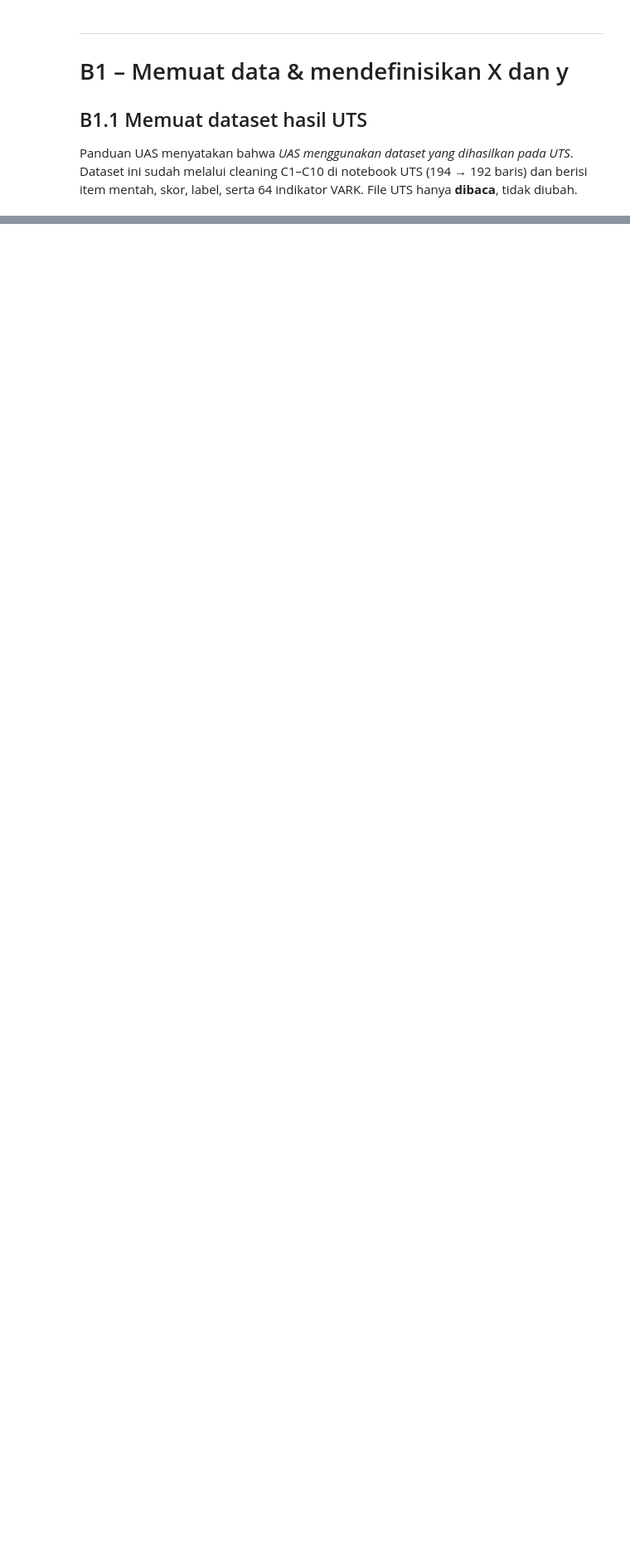
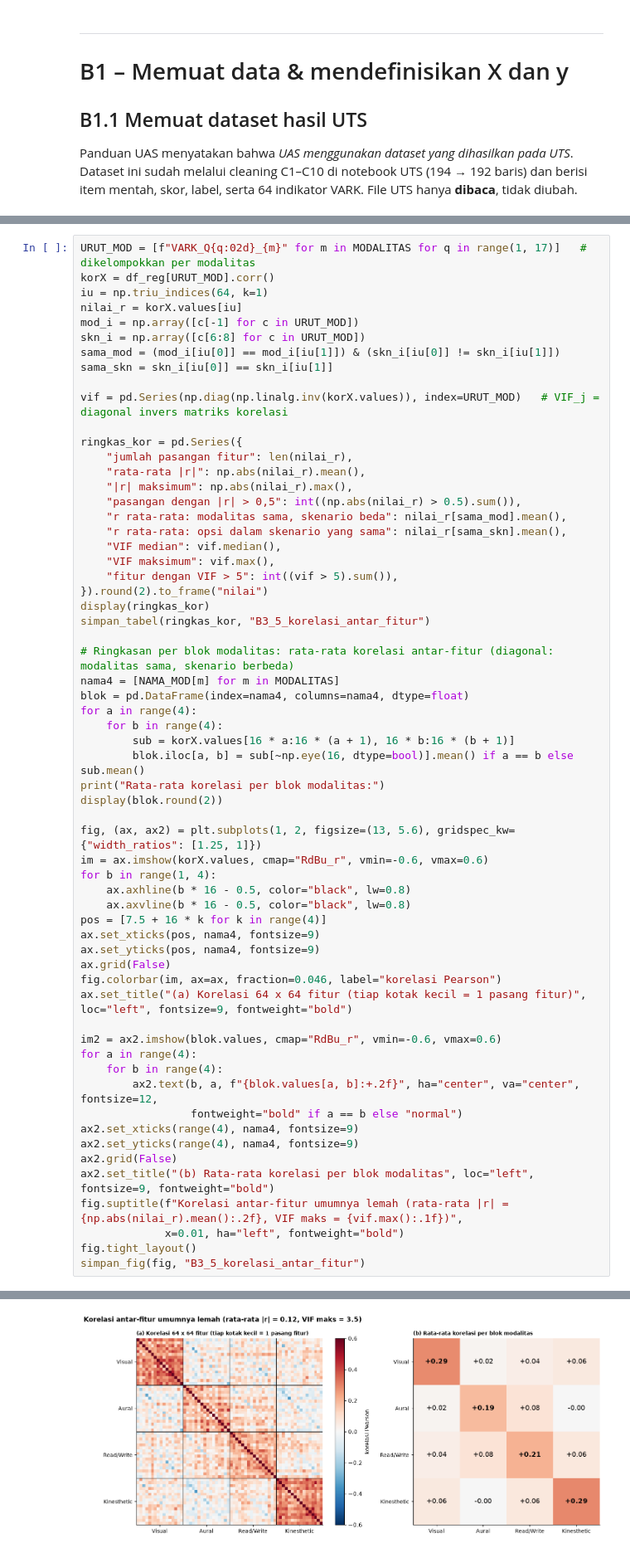
Before and after one commit to edwardchristi4n/machine_learning_final_exam, a Jupyter notebook: notebook/Notebook_B_Regresi_IPK.ipynb, the cells around one changed output, grey strips where cells are left out. Shown at 83% size. Drawn from its saved outputs; the diff is of its cells as text; blank space fills up the shorter version.

```diff
--- a/notebook/Notebook_B_Regresi_IPK.ipynb
+++ b/notebook/Notebook_B_Regresi_IPK.ipynb
@@ -118,0 +838,62 @@ Ukuran dataset: (192, 216)
+# %%
+URUT_MOD = [f"VARK_Q{q:02d}_{m}" for m in MODALITAS for q in range(1, 17)]   # dikelompokkan per modalitas
+korX = df_reg[URUT_MOD].corr()
+iu = np.triu_indices(64, k=1)
+nilai_r = korX.values[iu]
+mod_i = np.array([c[-1] for c in URUT_MOD])
+skn_i = np.array([c[6:8] for c in URUT_MOD])
+sama_mod = (mod_i[iu[0]] == mod_i[iu[1]]) & (skn_i[iu[0]] != skn_i[iu[1]])
+sama_skn = skn_i[iu[0]] == skn_i[iu[1]]
+
+vif = pd.Series(np.diag(np.linalg.inv(korX.values)), index=URUT_MOD)   # VIF_j = diagonal invers matriks korelasi
+
+ringkas_kor = pd.Series({
+    "jumlah pasangan fitur": len(nilai_r),
+    "rata-rata |r|": np.abs(nilai_r).mean(),
+    "|r| maksimum": np.abs(nilai_r).max(),
+    "pasangan dengan |r| > 0,5": int((np.abs(nilai_r) > 0.5).sum()),
+    "r rata-rata: modalitas sama, skenario beda": nilai_r[sama_mod].mean(),
+    "r rata-rata: opsi dalam skenario yang sama": nilai_r[sama_skn].mean(),
+    "VIF median": vif.median(),
+    "VIF maksimum": vif.max(),
+    "fitur dengan VIF > 5": int((vif > 5).sum()),
+}).round(2).to_frame("nilai")
+display(ringkas_kor)
+simpan_tabel(ringkas_kor, "B3_5_korelasi_antar_fitur")
+
+# Ringkasan per blok modalitas: rata-rata korelasi antar-fitur (diagonal: modalitas sama, skenario berbeda)
+nama4 = [NAMA_MOD[m] for m in MODALITAS]
+blok = pd.DataFrame(index=nama4, columns=nama4, dtype=float)
+for a in range(4):
+    for b in range(4):
+        sub = korX.values[16 * a:16 * (a + 1), 16 * b:16 * (b + 1)]
+        blok.iloc[a, b] = sub[~np.eye(16, dtype=bool)].mean() if a == b else sub.mean()
+print("Rata-rata korelasi per blok modalitas:")
+display(blok.round(2))
+
+fig, (ax, ax2) = plt.subplots(1, 2, figsize=(13, 5.6), gridspec_kw={"width_ratios": [1.25, 1]})
+im = ax.imshow(korX.values, cmap="RdBu_r", vmin=-0.6, vmax=0.6)
+for b in range(1, 4):
+    ax.axhline(b * 16 - 0.5, color="black", lw=0.8)
+    ax.axvline(b * 16 - 0.5, color="black", lw=0.8)
+pos = [7.5 + 16 * k for k in range(4)]
+ax.set_xticks(pos, nama4, fontsize=9)
+ax.set_yticks(pos, nama4, fontsize=9)
+ax.grid(False)
+fig.colorbar(im, ax=ax, fraction=0.046, label="korelasi Pearson")
+ax.set_title("(a) Korelasi 64 x 64 fitur (tiap kotak kecil = 1 pasang fitur)", loc="left", fontsize=9, fontweight="bold")
+
+im2 = ax2.imshow(blok.values, cmap="RdBu_r", vmin=-0.6, vmax=0.6)
+for a in range(4):
+    for b in range(4):
+        ax2.text(b, a, f"{blok.values[a, b]:+.2f}", ha="center", va="center", fontsize=12,
+                 fontweight="bold" if a == b else "normal")
+ax2.set_xticks(range(4), nama4, fontsize=9)
+ax2.set_yticks(range(4), nama4, fontsize=9)
+ax2.grid(False)
+ax2.set_title("(b) Rata-rata korelasi per blok modalitas", loc="left", fontsize=9, fontweight="bold")
+fig.suptitle(f"Korelasi antar-fitur umumnya lemah (rata-rata |r| = {np.abs(nilai_r).mean():.2f}, VIF maks = {vif.max():.1f})",
+             x=0.01, ha="left", fontweight="bold")
+fig.tight_layout()
+simpan_fig(fig, "B3_5_korelasi_antar_fitur")
+# %% [output]
@@ -118,0 +917 @@ Ukuran dataset: (192, 216)
+[figure, added]
```
Also changed, not shown: parts of 52 cells of this notebook, 14 other files.
